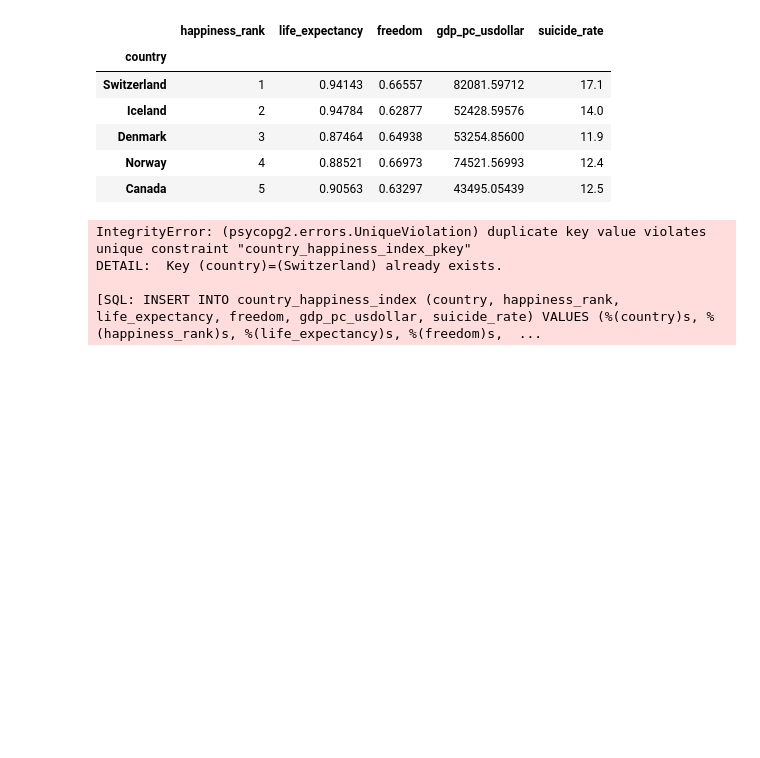
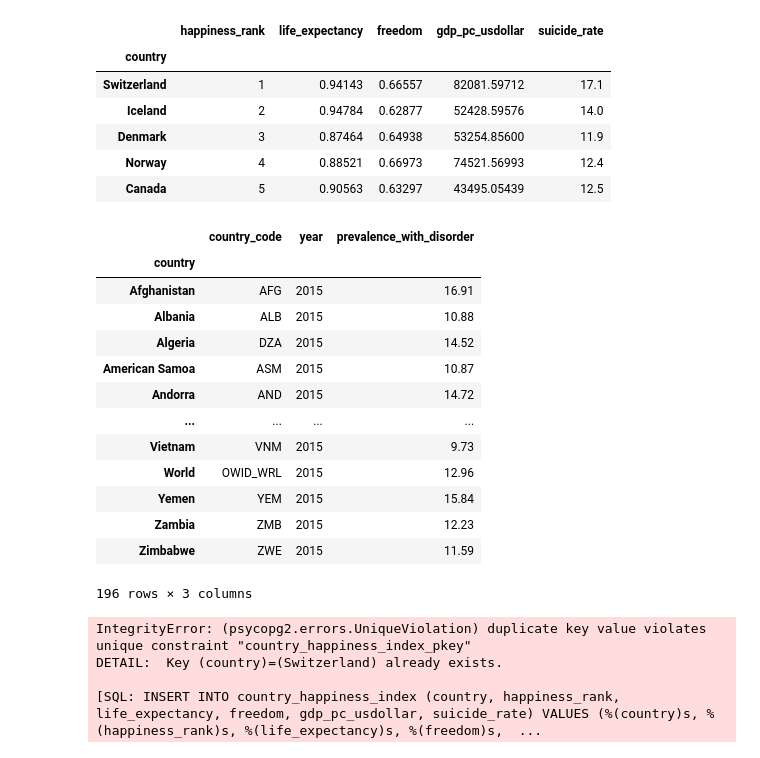
Before and after one commit to cdfencing/ETL_Project, a Jupyter notebook: ETL Proj1.ipynb, the cells around one changed output. Drawn from its saved outputs; the diff is of its cells as text; code cells hidden in the pictures; blank space fills up the shorter version.

```diff
--- a/ETL Proj1.ipynb
+++ b/ETL Proj1.ipynb
@@ -89,6 +89,35 @@ happy_df.head()
 | Denmark | 3 | 0.87464 | 0.64938 | 53254.85600 | 11.9 |
 | Norway | 4 | 0.88521 | 0.66973 | 74521.56993 | 12.4 |
 | Canada | 5 | 0.90563 | 0.63297 | 43495.05439 | 12.5 |
+# %%
+csv_file = "Resources/share-with-mental-and-substance-disorders.csv"
+disorders_df = pd.read_csv(csv_file)
+disorders_df.head()
+disorders_df = disorders_df.rename(columns={"Entity":"country","Code": "country_code", "Year": "year",
+                                        "Prevalence - Mental and substance use disorders - Sex: Both - Age: Age-standardized (Percent) (%)":
+                                       "prevalence_with_disorder"})
+mental = disorders_df.loc[disorders_df["year"] == 2015]
+#drop Regional data
+mental_df = mental.dropna()
+mental_df = mental_df.set_index('country')
+mental_df["prevalence_with_disorder"] = round(mental_df["prevalence_with_disorder"], 2)
+# %%
+mental_df
+# %% [output]
+|  | country_code | year | prevalence_with_disorder |
+| country |  |  |  |
+| Afghanistan | AFG | 2015 | 16.91 |
+| Albania | ALB | 2015 | 10.88 |
+| Algeria | DZA | 2015 | 14.52 |
+| American Samoa | ASM | 2015 | 10.87 |
+| Andorra | AND | 2015 | 14.72 |
+| ... | ... | ... | ... |
+| Vietnam | VNM | 2015 | 9.73 |
+| World | OWID_WRL | 2015 | 12.96 |
+| Yemen | YEM | 2015 | 15.84 |
+| Zambia | ZMB | 2015 | 12.23 |
+| Zimbabwe | ZWE | 2015 | 11.59 |
+196 rows × 3 columns
 # %%
 rds_connection_string = f"{username}:{password}@localhost:5432/ETL_Proj"
 engine = create_engine(f'postgresql://{rds_connection_string}')
```
Also changed, not shown: parts of 1 cell of this notebook, 2 other files.
